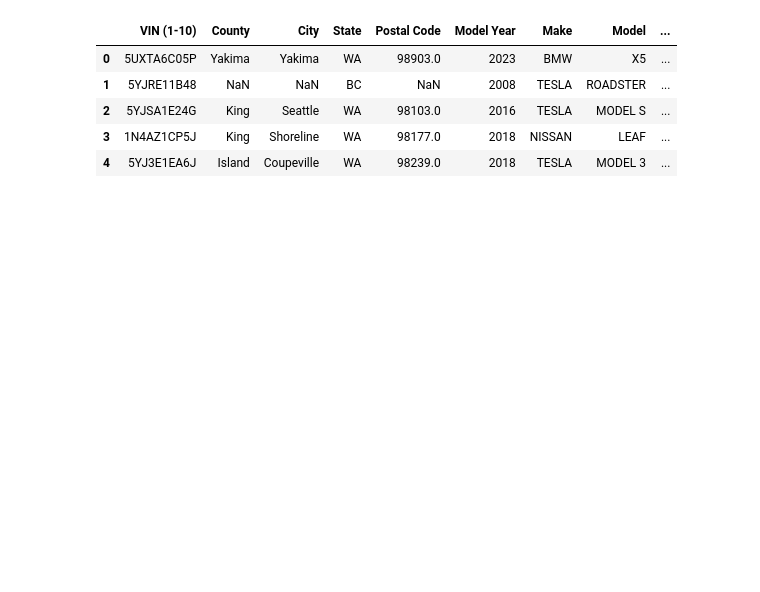
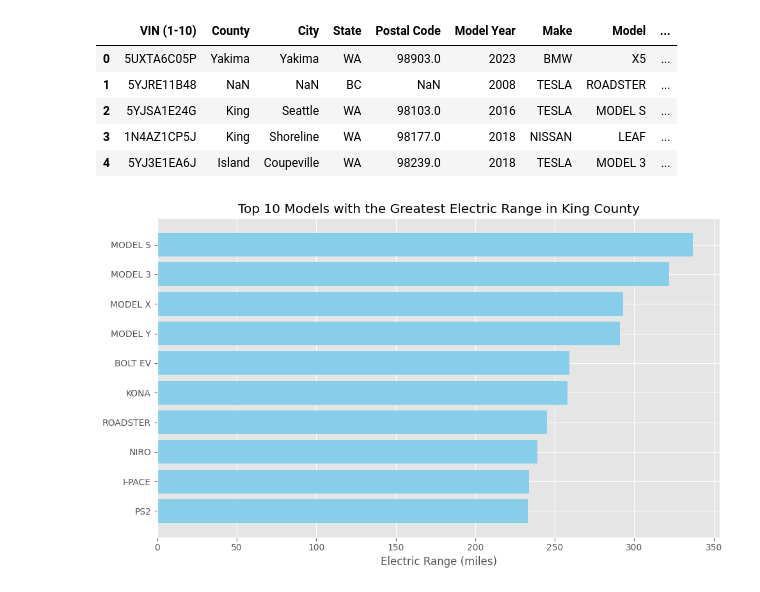
Before and after one commit to theylovecjawn/unit-2, a Jupyter notebook: electricveh.ipynb, the cells around one changed output. Cells and saved outputs as stored; diff of their text form; code cells hidden in the pictures; blank space fills up the shorter version.

Commit message:
data science

```diff
--- a/electricveh.ipynb
+++ b/electricveh.ipynb
@@ -10,3 +10,29 @@ df.head()
 | 2 | 5YJSA1E24G | King | Seattle | WA | 98103.0 | 2016 | TESLA | MODEL S | ... |
 | 3 | 1N4AZ1CP5J | King | Shoreline | WA | 98177.0 | 2018 | NISSAN | LEAF | ... |
 | 4 | 5YJ3E1EA6J | Island | Coupeville | WA | 98239.0 | 2018 | TESLA | MODEL 3 | ... |
+# %%
+import matplotlib.pyplot as plt  #imports matplotlib library for plotting
+
+#reads the CSV file into a pandas DataFrame
+df = pd.read_csv("Electric_Vehicle_Population_Data.csv")  #reads the CSV file into a DataFrame named 'df'
+
+#filters data for records in King county
+king_county = df[df['County'] == 'King']  #filters the DataFrame for records in King county
+
+#groups the data by Model and find the maximum electric range for each model
+max_range = king_county.groupby('Model')['Electric Range'].max().reset_index()  #groups data by 'Model' and find the maximum electric range for each
+
+#sorts models by electric range in descending order
+max_range= max_range.sort_values(by='Electric Range', ascending=False)  #sorts the models by electric range in descending order
+
+#plotting
+plt.style.use('ggplot')
+plt.figure(figsize=(10, 6))  #creates a figure with width 10 and height 6
+plt.barh(max_range['Model'][:10], max_range['Electric Range'][:10], color='skyblue')  #creates a horizontal bar plot for the top 10 models with their electric range
+plt.xlabel('Electric Range (miles)')  #labels the x-axis as 'Electric Range (miles)'
+plt.title('Top 10 Models with the Greatest Electric Range in King County')  #sets the title for the plot
+plt.gca().invert_yaxis()  #inverts y-axis to display the model with the highest range at the top
+plt.tight_layout()  #adjusts layout to prevent clipping of labels
+plt.show()  #displays the plot
+# %% [output]
+[figure, added]
```
Also changed, not shown: parts of 1 cell of this notebook.
